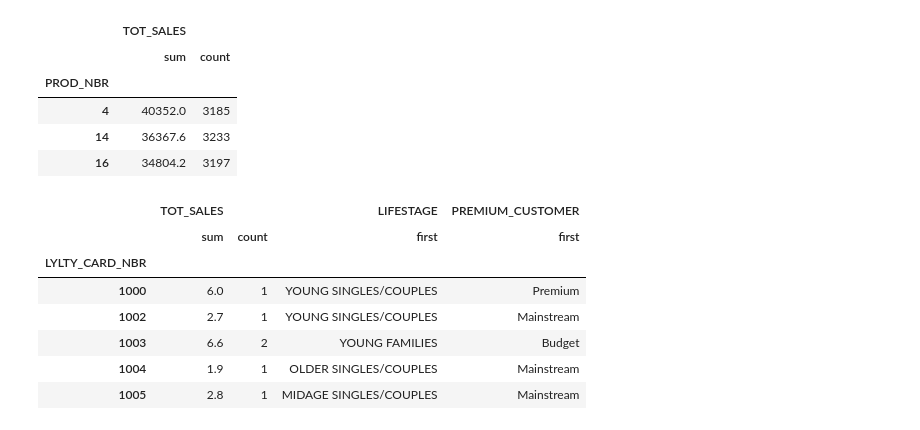
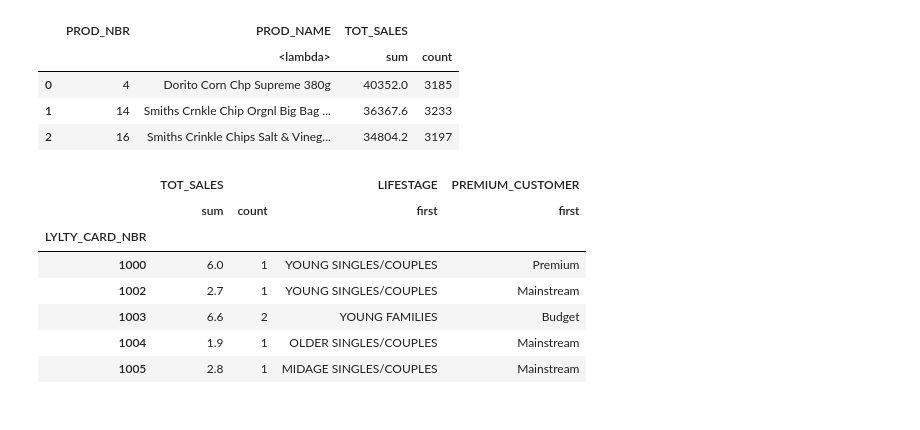
Before and after one commit to PrathamKumar125/Customer-Behaviour-Analysis, a Jupyter notebook: Customer_Behaviour_Analysis.ipynb, the cells around one changed output. Drawn from its saved outputs; the diff is of its cells as text; code cells hidden in the pictures.

```diff
--- a/Customer_Behaviour_Analysis.ipynb
+++ b/Customer_Behaviour_Analysis.ipynb
@@ -22,17 +22,17 @@ df.head()
 # %%
 # Product profitability analysis
 product_profits = (df.groupby('PROD_NBR')
-                  .agg({'TOT_SALES': ['sum', 'count']})
-                  .sort_values(('TOT_SALES', 'sum'), ascending=False))
-top_3_products = product_profits.head(3)
+                  .agg({'TOT_SALES': ['sum', 'count'],'PROD_NAME': (lambda x: ', '.join(set(x)))})
+                  .sort_values(('TOT_SALES', 'sum'),ascending=False))
+top_3_products = product_profits[[('PROD_NAME', '<lambda>'), ('TOT_SALES', 'sum'), ('TOT_SALES', 'count')]].head(3)
+top_3_products = top_3_products.reset_index()
 top_3_products
 # %% [output]
-|  | TOT_SALES |  |
-|  | sum | count |
-| PROD_NBR |  |  |
-| 4 | 40352.0 | 3185 |
-| 14 | 36367.6 | 3233 |
-| 16 | 34804.2 | 3197 |
+|  | PROD_NBR | PROD_NAME | TOT_SALES |  |
+|  |  | <lambda> | sum | count |
+| 0 | 4 | Dorito Corn Chp Supreme 380g | 40352.0 | 3185 |
+| 1 | 14 | Smiths Crnkle Chip Orgnl Big Bag ... | 36367.6 | 3233 |
+| 2 | 16 | Smiths Crinkle Chips Salt & Vineg... | 34804.2 | 3197 |
 # %%
 # Customer segmentation
 customer_value = (df.groupby('LYLTY_CARD_NBR')
```
Also changed, not shown: parts of 1 cell of this notebook.
